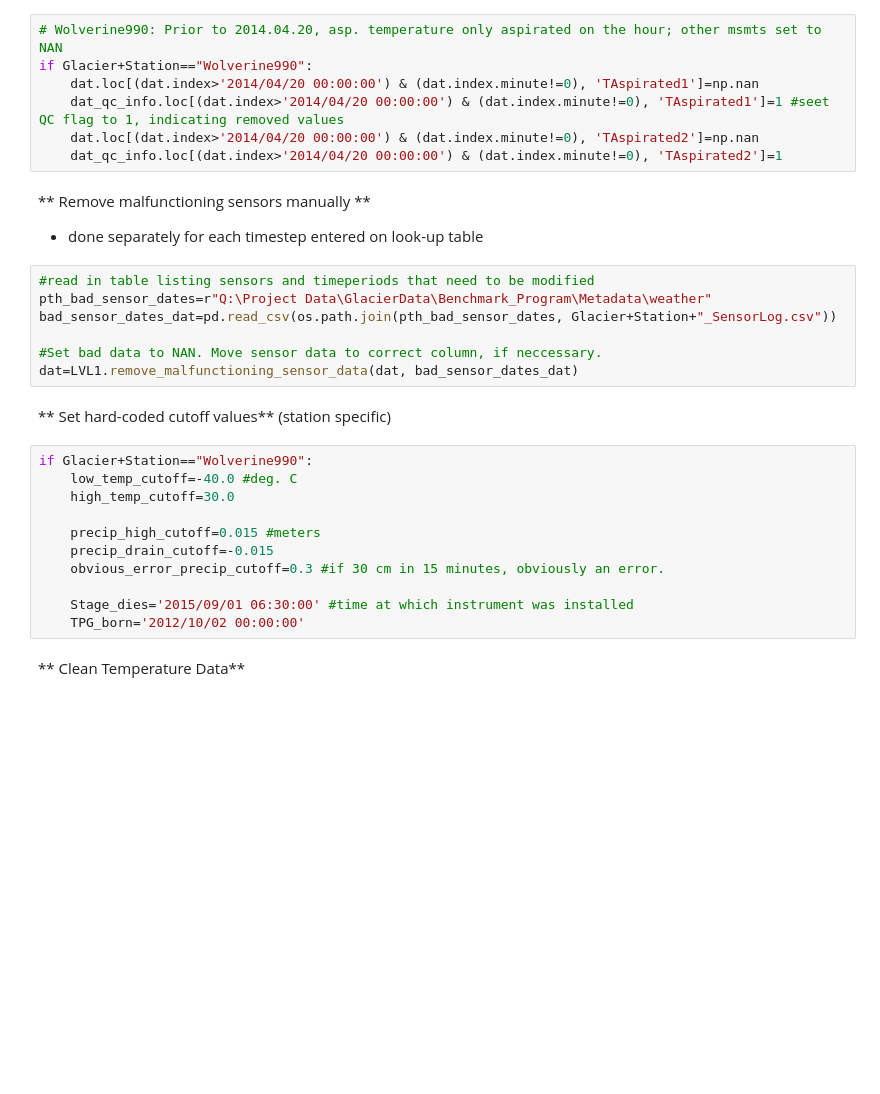
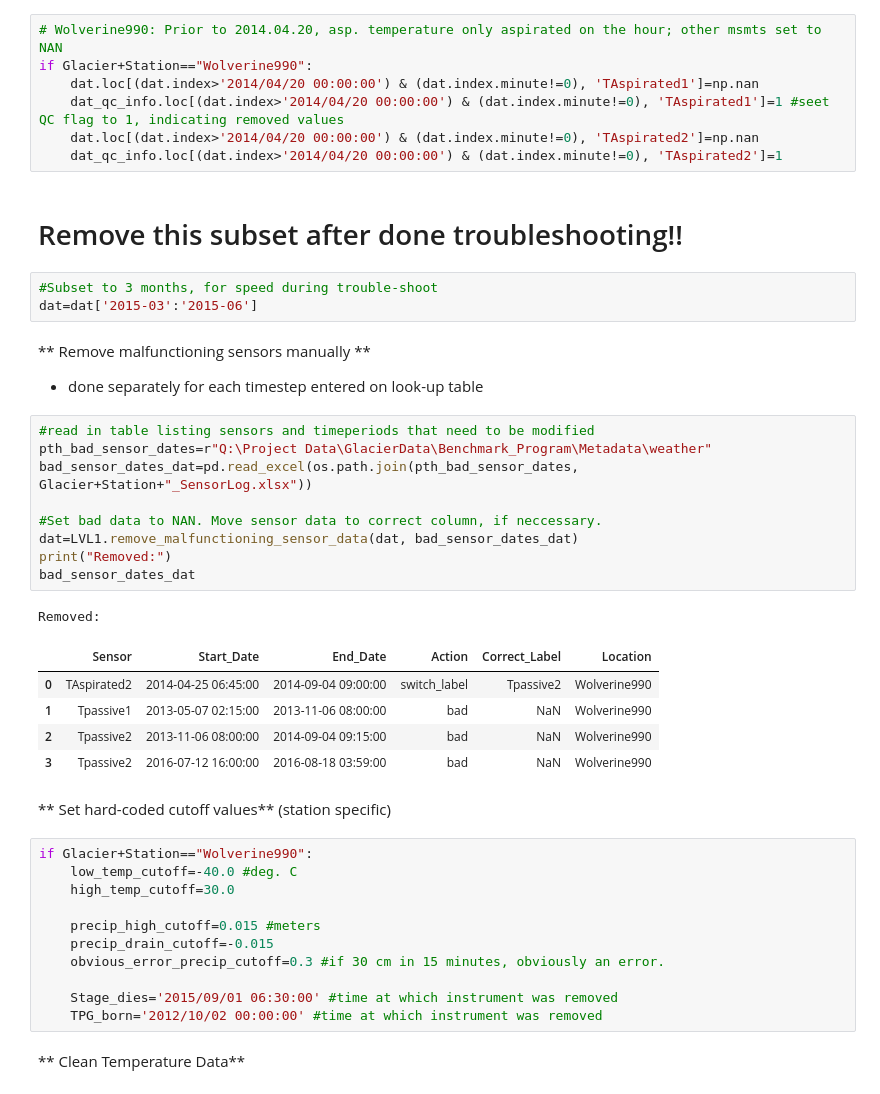
Before and after one commit to ehbaker/WXmunge, a Jupyter notebook: LVL1_translate_toPython.ipynb, the cells around one changed output. Cells and saved outputs as stored; diff of their text form; blank space fills up the shorter version.

```diff
--- a/LVL1_translate_toPython.ipynb
+++ b/LVL1_translate_toPython.ipynb
@@ -72,16 +70,30 @@ if Glacier+Station=="Wolverine990":
     dat_qc_info.loc[(dat.index>'2014/04/20 00:00:00') & (dat.index.minute!=0), 'TAspirated1']=1 #seet QC flag to 1, indicating removed values
     dat.loc[(dat.index>'2014/04/20 00:00:00') & (dat.index.minute!=0), 'TAspirated2']=np.nan
     dat_qc_info.loc[(dat.index>'2014/04/20 00:00:00') & (dat.index.minute!=0), 'TAspirated2']=1
+# %% [markdown]
+# Remove this subset after done troubleshooting!!
+# %%
+#Subset to 3 months, for speed during trouble-shoot
+dat=dat['2015-03':'2015-06']
 # %% [markdown]
 ** Remove malfunctioning sensors manually **
 * done separately for each timestep entered on look-up table
 # %%
 #read in table listing sensors and timeperiods that need to be modified
 pth_bad_sensor_dates=r"Q:\Project Data\GlacierData\Benchmark_Program\Metadata\weather"
-bad_sensor_dates_dat=pd.read_csv(os.path.join(pth_bad_sensor_dates, Glacier+Station+"_SensorLog.csv"))
+bad_sensor_dates_dat=pd.read_excel(os.path.join(pth_bad_sensor_dates, Glacier+Station+"_SensorLog.xlsx"))
 
 #Set bad data to NAN. Move sensor data to correct column, if neccessary.
 dat=LVL1.remove_malfunctioning_sensor_data(dat, bad_sensor_dates_dat)
+print("Removed:")
+bad_sensor_dates_dat
+# %% [output]
+Removed:
+|  | Sensor | Start_Date | End_Date | Action | Correct_Label | Location |
+| 0 | TAspirated2 | 2014-04-25 06:45:00 | 2014-09-04 09:00:00 | switch_label | Tpassive2 | Wolverine990 |
+| 1 | Tpassive1 | 2013-05-07 02:15:00 | 2013-11-06 08:00:00 | bad | NaN | Wolverine990 |
+| 2 | Tpassive2 | 2013-11-06 08:00:00 | 2014-09-04 09:15:00 | bad | NaN | Wolverine990 |
+| 3 | Tpassive2 | 2016-07-12 16:00:00 | 2016-08-18 03:59:00 | bad | NaN | Wolverine990 |
 # %% [markdown]
 ** Set hard-coded cutoff values** (station specific)
 # %%
@@ -93,8 +105,8 @@ if Glacier+Station=="Wolverine990":
     precip_drain_cutoff=-0.015
     obvious_error_precip_cutoff=0.3 #if 30 cm in 15 minutes, obviously an error.
 
-    Stage_dies='2015/09/01 06:30:00' #time at which instrument was installed
-    TPG_born='2012/10/02 00:00:00'
+    Stage_dies='2015/09/01 06:30:00' #time at which instrument was removed
+    TPG_born='2012/10/02 00:00:00' #time at which instrument was removed
 # %% [markdown]
 ** Clean Temperature Data**
 # %%
```
Also changed, not shown: parts of 23 cells of this notebook, 4 other files.
